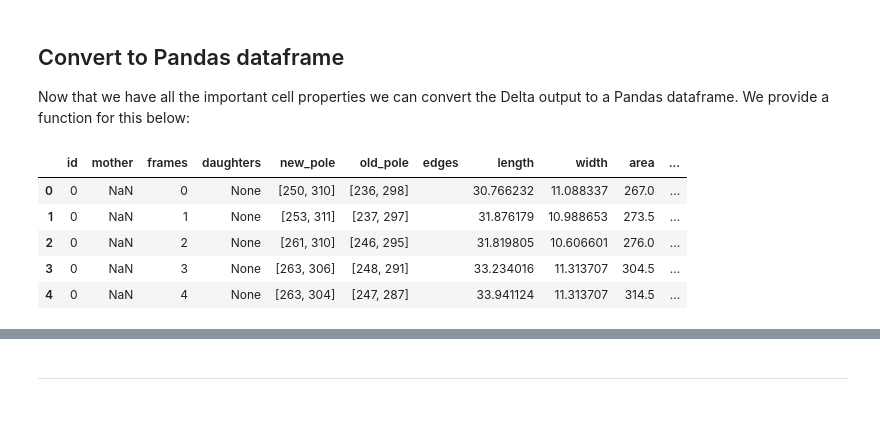
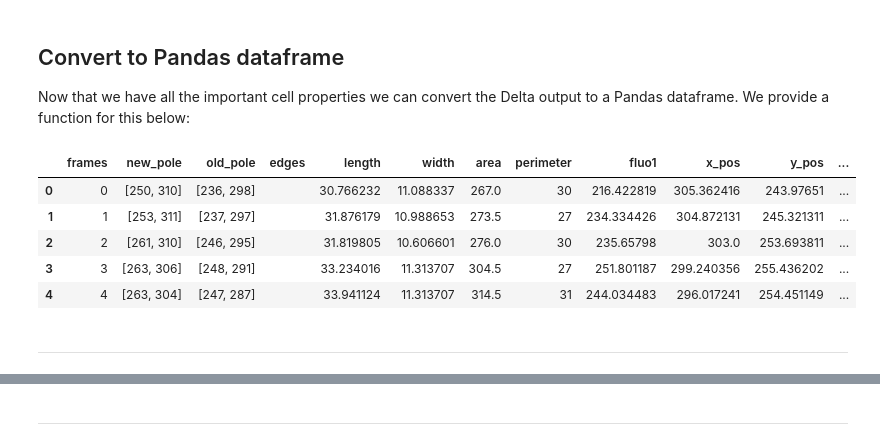
Before and after one commit to sib-swiss/spring_school_bioinformatics_microbiology, a Jupyter notebook: projects/project2/Project2B/2_post_processing_delta.ipynb, the cells around one changed output, grey strips where cells are left out. Cells and saved outputs as stored; diff of their text form; code cells hidden in the pictures; blank space fills up the shorter version.

Commit message:
Fixed Delta Lineage

```diff
--- a/projects/project2/Project2B/2_post_processing_delta.ipynb
+++ b/projects/project2/Project2B/2_post_processing_delta.ipynb
@@ -211,19 +138,0 @@ We can use this plot each lineage separately:
-# %%
-first_cells = lin.cellnumbers[0]
-for cell_id in first_cells:
-    #current cell lineage
-    cell = lin.cells[cell_id]
-
-    #convert lists to numpy arrays for easier manipulation
-    lin_id_vec = np.array(cell['lin_id'])
-    lin_frames = np.array(cell['frames'])
-    lin_length = np.array(cell['length'])
-
-    #loop over all sublineages
-    for lin_id in np.unique(lin_id_vec):
-        #find frames of current sub-lin
-        curr_frames = lin_id_vec==lin_id
-        plt.plot(lin_frames[curr_frames],lin_length[curr_frames])
-plt.xlabel('frame #')
-plt.ylabel('length (pixels)')
-plt.show()
@@ -413,0 +383,3 @@ We can then convert the list of dictonaries to a pandas data frame:
+# %%
+cell_list = split_lineages(lin) #call split lin function
+print('info stored in linegae object =', cell_list[0].keys())
@@ -418,12 +408,11 @@ We can then convert the list of dictonaries to a pandas data frame:
 
 Now that we have all the important cell properties we can convert the Delta output to a Pandas dataframe. We provide a function for this below:
 # %%
-def lin_to_df(lin):
-    #find vector based data (only vector based data is compatible with dataframe)
+def lin_to_df(cell_list):
     vector_data = []
-    [vector_data.append(key) for key in lin.cells[0].keys() if isinstance(lin.cells[0][key], list)]
+    [vector_data.append(key) for key in cell_list[0].keys() if isinstance(cell_list[0][key], list)]
     #create data frame
-    df = pd.DataFrame(lin.cells)
+    df = pd.DataFrame(cell_list)
     #this creates nested dataframe, we need to explode time into separate rows:
     df = df.explode(vector_data)
     #and reindex
@@ -431,12 +420,14 @@ def lin_to_df(lin):
 
     return df
 # %%
-df = lin_to_df(lin)
+df = lin_to_df(cell_list)
 df.head()
 # %% [output]
-|  | id | mother | frames | daughters | new_pole | old_pole | edges | length | width | area | ... |
-| 0 | 0 | NaN | 0 | None | [250, 310] | [236, 298] |  | 30.766232 | 11.088337 | 267.0 | ... |
-| 1 | 0 | NaN | 1 | None | [253, 311] | [237, 297] |  | 31.876179 | 10.988653 | 273.5 | ... |
-| 2 | 0 | NaN | 2 | None | [261, 310] | [246, 295] |  | 31.819805 | 10.606601 | 276.0 | ... |
-| 3 | 0 | NaN | 3 | None | [263, 306] | [248, 291] |  | 33.234016 | 11.313707 | 304.5 | ... |
-| 4 | 0 | NaN | 4 | None | [263, 304] | [247, 287] |  | 33.941124 | 11.313707 | 314.5 | ... |
+|  | frames | new_pole | old_pole | edges | length | width | area | perimeter | fluo1 | x_pos | y_pos | ... |
+| 0 | 0 | [250, 310] | [236, 298] |  | 30.766232 | 11.088337 | 267.0 | 30 | 216.422819 | 305.362416 | 243.97651 | ... |
+| 1 | 1 | [253, 311] | [237, 297] |  | 31.876179 | 10.988653 | 273.5 | 27 | 234.334426 | 304.872131 | 245.321311 | ... |
+| 2 | 2 | [261, 310] | [246, 295] |  | 31.819805 | 10.606601 | 276.0 | 30 | 235.65798 | 303.0 | 253.693811 | ... |
+| 3 | 3 | [263, 306] | [248, 291] |  | 33.234016 | 11.313707 | 304.5 | 27 | 251.801187 | 299.240356 | 255.436202 | ... |
+| 4 | 4 | [263, 304] | [247, 287] |  | 33.941124 | 11.313707 | 314.5 | 31 | 244.034483 | 296.017241 | 254.451149 | ... |
+# %% [markdown]
+---
```
Also changed, not shown: parts of 22 cells of this notebook, 4 other files.
